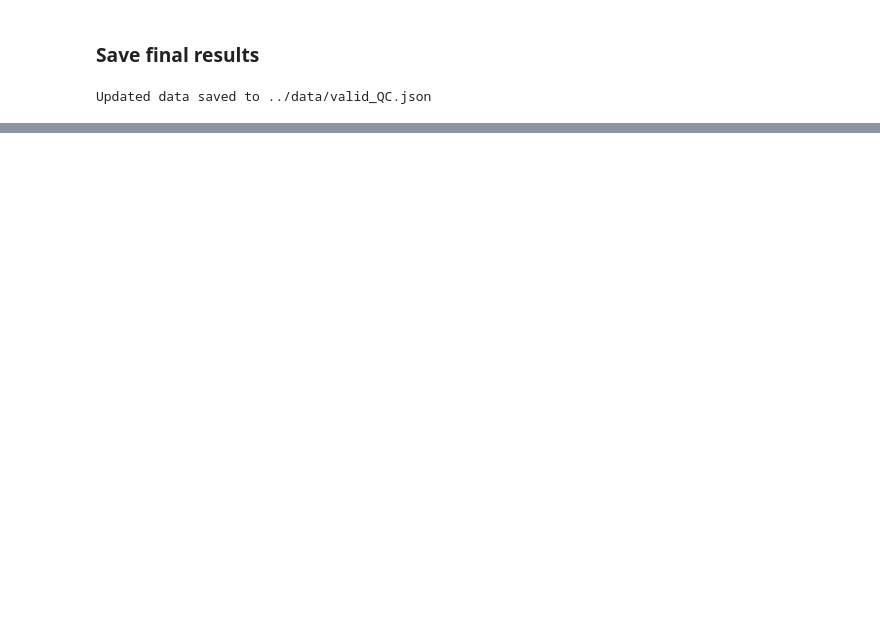
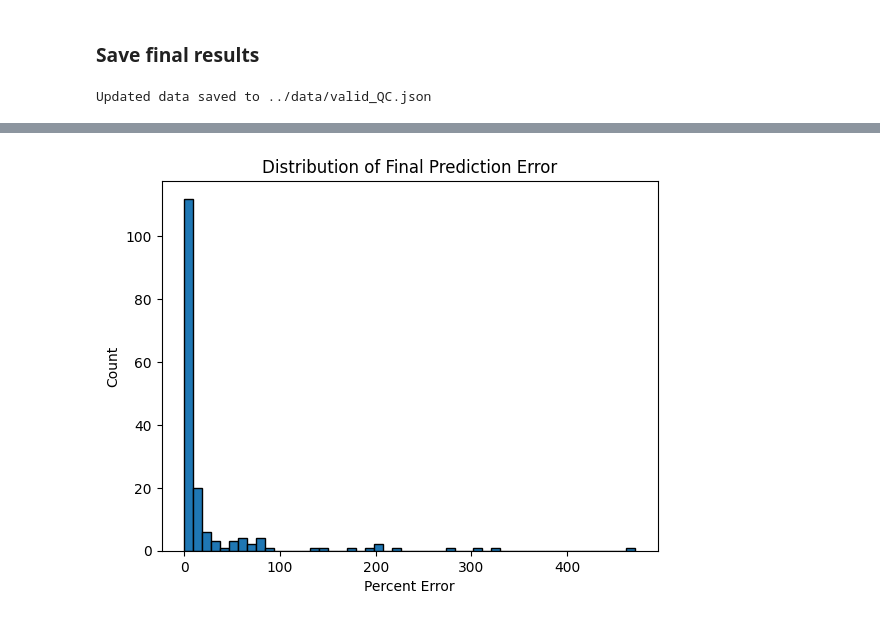
Before and after one commit to jbrandinger/chimpanzee-size-estimation, a Jupyter notebook: final_pipeline.ipynb, the cells around one changed output, grey strips where cells are left out. Saved outputs shown, nothing was run; the diff lists cells and outputs as text; code cells hidden in the pictures; blank space fills up the shorter version.

```diff
--- a/final_pipeline.ipynb
+++ b/final_pipeline.ipynb
@@ -356,0 +390,11 @@ len(ims_above_50)
+# %%
+fig, axs = plt.subplots(2, 4, figsize=(20, 10))
+# flatten axes for easy indexing
+axs = axs.flatten()
+plt.hist(errors, bins=50, edgecolor='black')
+plt.xlabel("Percent Error")
+plt.ylabel("Count")
+plt.title("Distribution of Final Prediction Error")
+plt.show()
+# %% [output]
+[figure, added]
```
Also changed, not shown: parts of 27 cells of this notebook, 2 other files.
